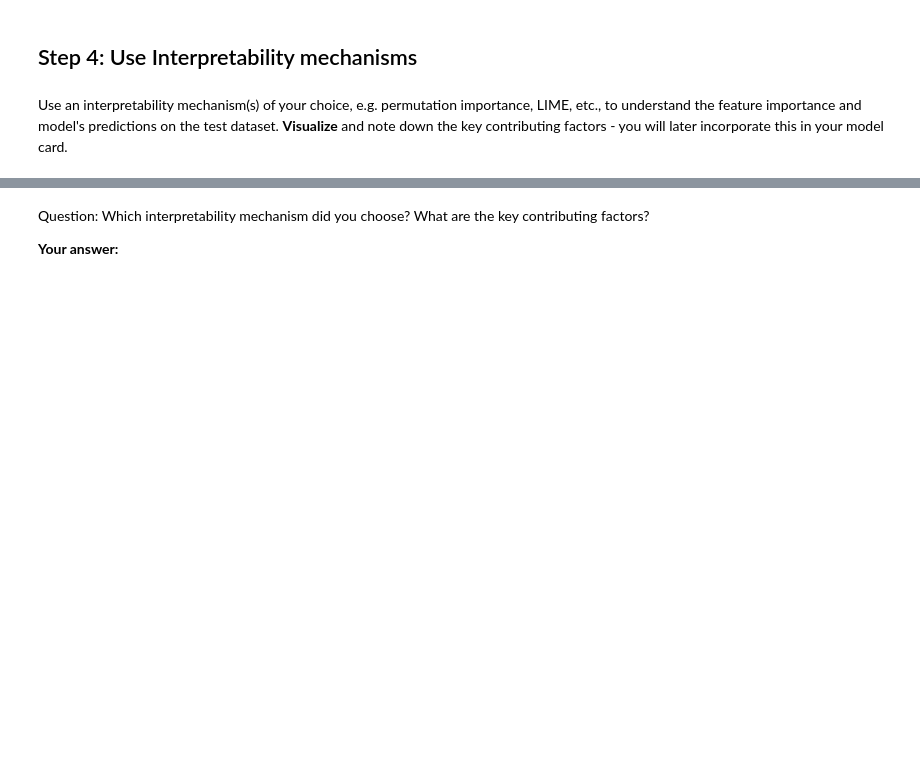
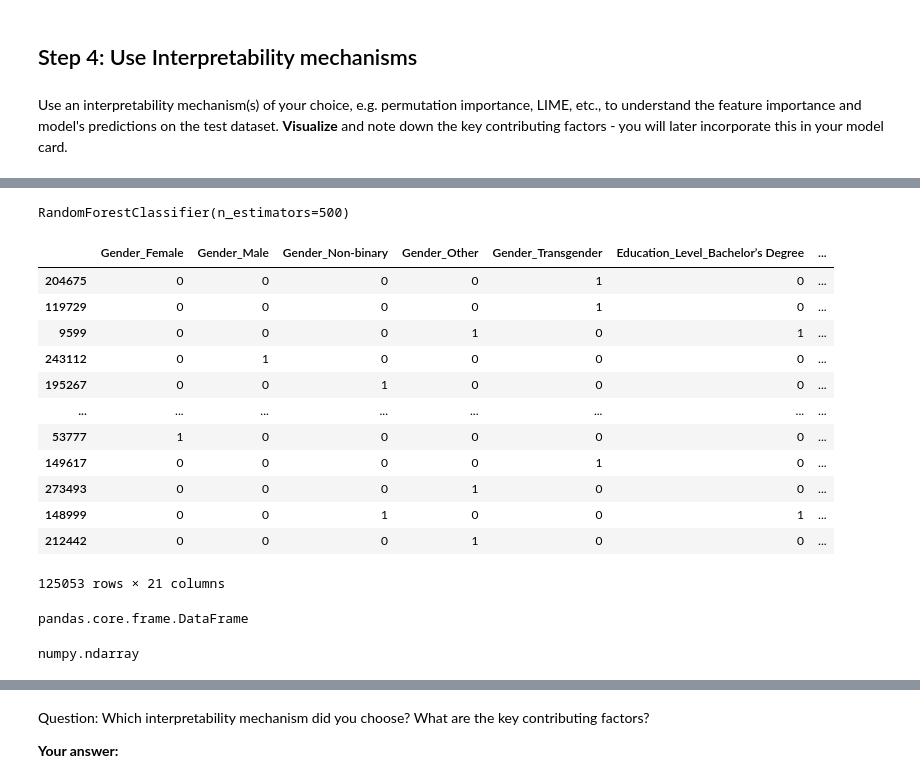
Before and after one commit to waxa2/ai_ethics, a Jupyter notebook: AI Ethics Project -- STARTER.ipynb, the cells around one changed output, grey strips where cells are left out. Drawn from its saved outputs; the diff is of its cells as text; code cells hidden in the pictures; blank space fills up the shorter version.

```diff
--- a/AI Ethics Project -- STARTER.ipynb
+++ b/AI Ethics Project -- STARTER.ipynb
@@ -605,0 +636,3 @@ Use an interpretability mechanism(s) of your choice, e.g. permutation importance
+# %%
+target_var =act_rec_dataset[['budget_bin_>=300']]
+features_data = act_rec_dataset.drop(columns='budget_bin_>=300')
@@ -606,3 +642,12 @@ Use an interpretability mechanism(s) of your choice, e.g. permutation importance
 # %%
 #FILL IN
 #Use an interpretability mechanism to investigate the AI model you chose
+
+#iris = sklearn.datasets.load_iris()
+import sklearn
+
+train, test, labels_train, labels_test = sklearn.model_selection.train_test_split(features_data, target_var, train_size=0.80)
+rf = sklearn.ensemble.RandomForestClassifier(n_estimators=500)
+rf.fit(train, labels_train)
+# %% [output]
+RandomForestClassifier(n_estimators=500)
@@ -608,0 +664,25 @@ Use an interpretability mechanism(s) of your choice, e.g. permutation importance
+# %%
+train
+# %% [output]
+|  | Gender_Female | Gender_Male | Gender_Non-binary | Gender_Other | Gender_Transgender | Education_Level_Bachelor’s Degree | ... |
+| 204675 | 0 | 0 | 0 | 0 | 1 | 0 | ... |
+| 119729 | 0 | 0 | 0 | 0 | 1 | 0 | ... |
+| 9599 | 0 | 0 | 0 | 1 | 0 | 1 | ... |
+| 243112 | 0 | 1 | 0 | 0 | 0 | 0 | ... |
+| 195267 | 0 | 0 | 1 | 0 | 0 | 0 | ... |
+| ... | ... | ... | ... | ... | ... | ... | ... |
+| 53777 | 1 | 0 | 0 | 0 | 0 | 0 | ... |
+| 149617 | 0 | 0 | 0 | 0 | 1 | 0 | ... |
+| 273493 | 0 | 0 | 0 | 1 | 0 | 0 | ... |
+| 148999 | 0 | 0 | 1 | 0 | 0 | 1 | ... |
+| 212442 | 0 | 0 | 0 | 1 | 0 | 0 | ... |
+125053 rows × 21 columns
+# %%
+type(train)
+# %% [output]
+pandas.core.frame.DataFrame
+# %%
+exp_predict = predict_proba_with_names(train)
+type(exp_predict)
+# %% [output]
+numpy.ndarray
```
Also changed, not shown: parts of 10 cells of this notebook.
